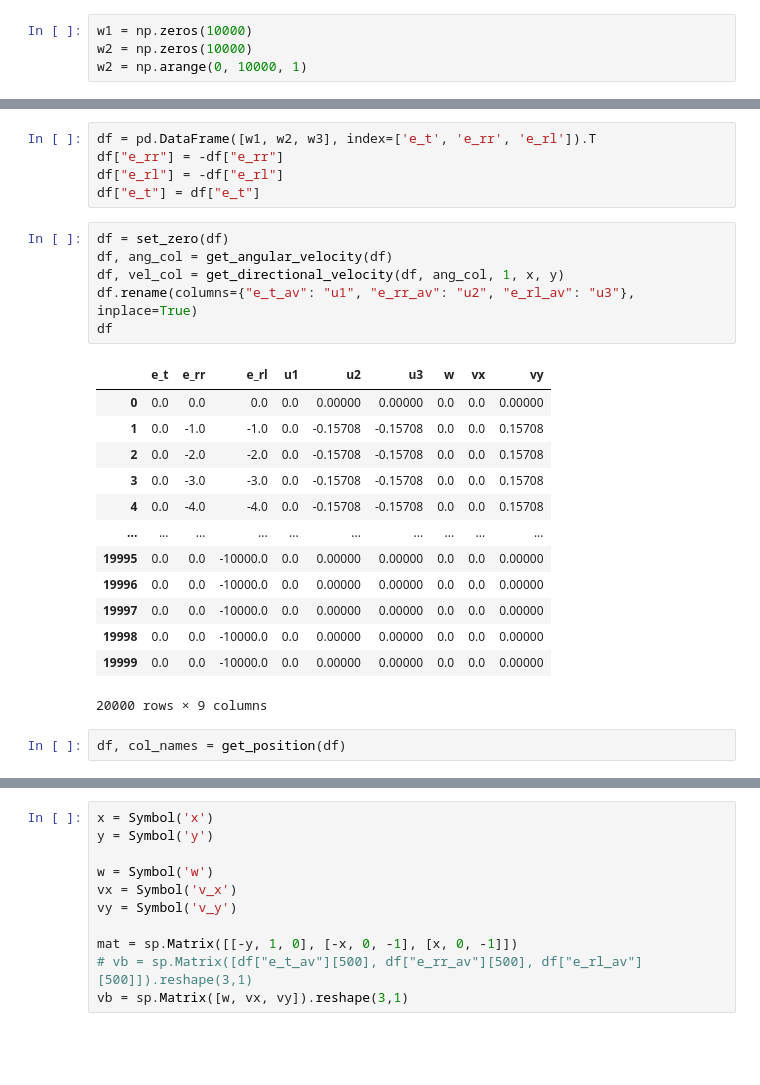
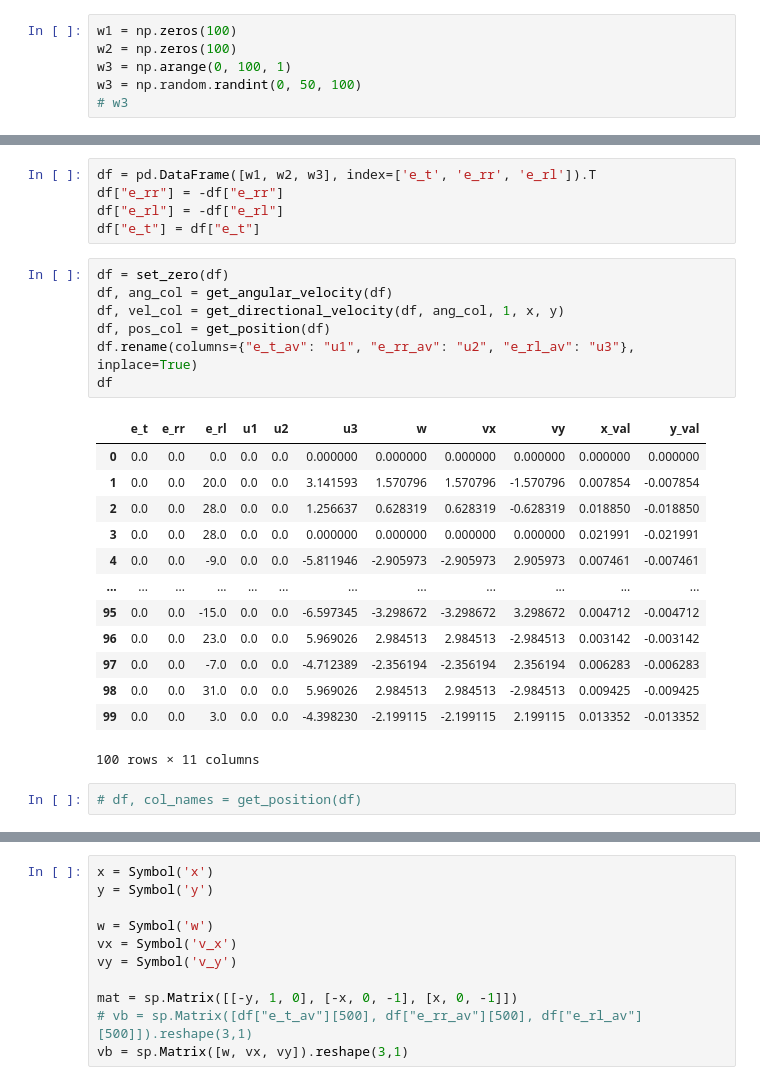
Before and after one commit to SujithChristopher/armbo_preliminary_work, a Jupyter notebook: simulation/sim_notebooks/flawed_linealg.ipynb, the cells around one changed output, grey strips where cells are left out. Drawn from its saved outputs; the diff is of its cells as text; blank space fills up the shorter version.

```diff
--- a/simulation/sim_notebooks/flawed_linealg.ipynb
+++ b/simulation/sim_notebooks/flawed_linealg.ipynb
@@ -33,9 +33,11 @@ plt.legend()
 <matplotlib.legend.Legend at 0x...>
 [figure]
 # %%
-w1 = np.zeros(10000)
-w2 = np.zeros(10000)
-w2 = np.arange(0, 10000, 1)
+w1 = np.zeros(100)
+w2 = np.zeros(100)
+w3 = np.arange(0, 100, 1)
+w3 = np.random.randint(0, 50, 100)
+# w3
 # %%
 y = 1
 x = 1
@@ -49,24 +51,25 @@ df["e_t"] = df["e_t"]
 # %%
 df = set_zero(df)
 df, ang_col = get_angular_velocity(df)
 df, vel_col = get_directional_velocity(df, ang_col, 1, x, y)
+df, pos_col = get_position(df)
 df.rename(columns={"e_t_av": "u1", "e_rr_av": "u2", "e_rl_av": "u3"}, inplace=True)
 df
 # %% [output]
-|  | e_t | e_rr | e_rl | u1 | u2 | u3 | w | vx | vy |
-| 0 | 0.0 | 0.0 | 0.0 | 0.0 | 0.00000 | 0.00000 | 0.0 | 0.0 | 0.00000 |
-| 1 | 0.0 | -1.0 | -1.0 | 0.0 | -0.15708 | -0.15708 | 0.0 | 0.0 | 0.15708 |
-| 2 | 0.0 | -2.0 | -2.0 | 0.0 | -0.15708 | -0.15708 | 0.0 | 0.0 | 0.15708 |
-| 3 | 0.0 | -3.0 | -3.0 | 0.0 | -0.15708 | -0.15708 | 0.0 | 0.0 | 0.15708 |
-| 4 | 0.0 | -4.0 | -4.0 | 0.0 | -0.15708 | -0.15708 | 0.0 | 0.0 | 0.15708 |
-| ... | ... | ... | ... | ... | ... | ... | ... | ... | ... |
-| 19995 | 0.0 | 0.0 | -10000.0 | 0.0 | 0.00000 | 0.00000 | 0.0 | 0.0 | 0.00000 |
-| 19996 | 0.0 | 0.0 | -10000.0 | 0.0 | 0.00000 | 0.00000 | 0.0 | 0.0 | 0.00000 |
-| 19997 | 0.0 | 0.0 | -10000.0 | 0.0 | 0.00000 | 0.00000 | 0.0 | 0.0 | 0.00000 |
-| 19998 | 0.0 | 0.0 | -10000.0 | 0.0 | 0.00000 | 0.00000 | 0.0 | 0.0 | 0.00000 |
-| 19999 | 0.0 | 0.0 | -10000.0 | 0.0 | 0.00000 | 0.00000 | 0.0 | 0.0 | 0.00000 |
+|  | e_t | e_rr | e_rl | u1 | u2 | u3 | w | vx | vy | x_val | y_val |
+| 0 | 0.0 | 0.0 | 0.0 | 0.0 | 0.0 | 0.000000 | 0.000000 | 0.000000 | 0.000000 | 0.000000 | 0.000000 |
+| 1 | 0.0 | 0.0 | 20.0 | 0.0 | 0.0 | 3.141593 | 1.570796 | 1.570796 | -1.570796 | 0.007854 | -0.007854 |
+| 2 | 0.0 | 0.0 | 28.0 | 0.0 | 0.0 | 1.256637 | 0.628319 | 0.628319 | -0.628319 | 0.018850 | -0.018850 |
+| 3 | 0.0 | 0.0 | 28.0 | 0.0 | 0.0 | 0.000000 | 0.000000 | 0.000000 | 0.000000 | 0.021991 | -0.021991 |
+| 4 | 0.0 | 0.0 | -9.0 | 0.0 | 0.0 | -5.811946 | -2.905973 | -2.905973 | 2.905973 | 0.007461 | -0.007461 |
+| ... | ... | ... | ... | ... | ... | ... | ... | ... | ... | ... | ... |
+| 95 | 0.0 | 0.0 | -15.0 | 0.0 | 0.0 | -6.597345 | -3.298672 | -3.298672 | 3.298672 | 0.004712 | -0.004712 |
+| 96 | 0.0 | 0.0 | 23.0 | 0.0 | 0.0 | 5.969026 | 2.984513 | 2.984513 | -2.984513 | 0.003142 | -0.003142 |
+| 97 | 0.0 | 0.0 | -7.0 | 0.0 | 0.0 | -4.712389 | -2.356194 | -2.356194 | 2.356194 | 0.006283 | -0.006283 |
+| 98 | 0.0 | 0.0 | 31.0 | 0.0 | 0.0 | 5.969026 | 2.984513 | 2.984513 | -2.984513 | 0.009425 | -0.009425 |
+| 99 | 0.0 | 0.0 | 3.0 | 0.0 | 0.0 | -4.398230 | -2.199115 | -2.199115 | 2.199115 | 0.013352 | -0.013352 |
-20000 rows × 9 columns
+100 rows × 11 columns
 # %%
-df, col_names = get_position(df)
+# df, col_names = get_position(df)
 # %%
 # dotted line is the actual path
```
Also changed, not shown: parts of 9 cells of this notebook, 1 other file.
